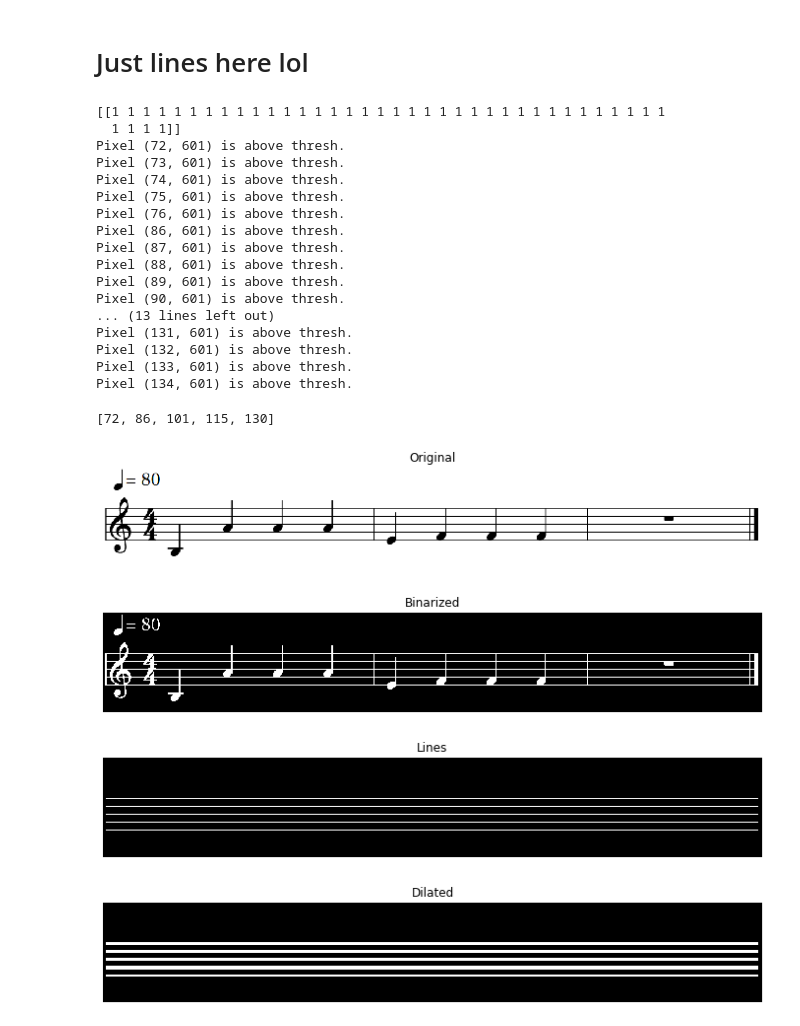
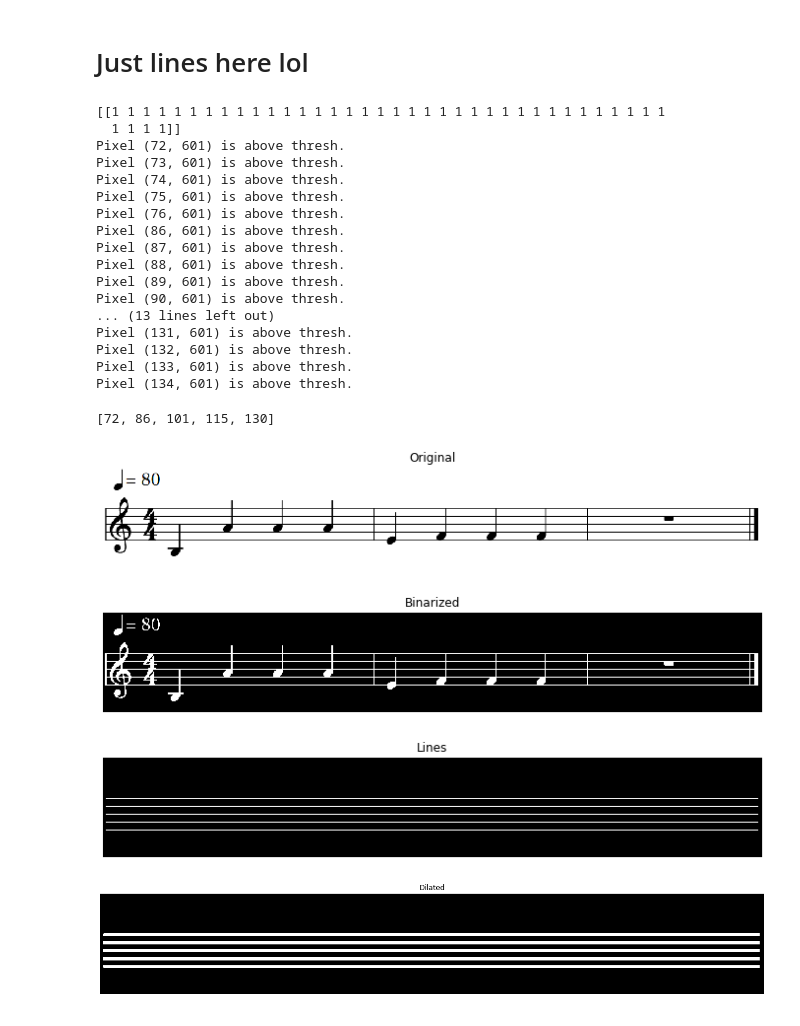
Before and after one commit to henriquenunez/songtron, a Jupyter notebook: src/SongTron - Partial Report.ipynb, the cells around one changed output. Drawn from its saved outputs; the diff is of its cells as text; code cells hidden in the pictures.

```diff
--- a/src/SongTron - Partial Report.ipynb
+++ b/src/SongTron - Partial Report.ipynb
@@ -287,7 +345,7 @@ plt.axis('off')
 lines_kernel = np.ones((4,1),np.uint8)
 dilated_lines = cv2.dilate(lines, lines_kernel, iterations=1)
 
-plt.figure(figsize=(12,12))
+plt.figure(figsize=(20,20))
 plt.title("Dilated")
 plt.imshow(dilated_lines, cmap='gray')
 plt.axis('off')
@@ -298,31 +356,31 @@ plt.axis('off')
 plt.figure(figsize=(20,20))
 plt.title("Segmented")
 plt.imshow(segmented_lines, cmap='magma')
 plt.axis('off')
 """
 
 lines_h = find_lines_height(dilated_lines,otsu_threshold(pic))
 lines_h
 # %% [output]
 [[1 1 1 1 1 1 1 1 1 1 1 1 1 1 1 1 1 1 1 1 1 1 1 1 1 1 1 1 1 1 1 1 1 1 1 1
   1 1 1 1]]
 Pixel (72, 601) is above thresh.
 Pixel (73, 601) is above thresh.
 Pixel (74, 601) is above thresh.
 Pixel (75, 601) is above thresh.
 Pixel (76, 601) is above thresh.
 Pixel (86, 601) is above thresh.
 Pixel (87, 601) is above thresh.
 Pixel (88, 601) is above thresh.
 Pixel (89, 601) is above thresh.
 Pixel (90, 601) is above thresh.
 ... (13 lines left out)
 Pixel (131, 601) is above thresh.
 Pixel (132, 601) is above thresh.
 Pixel (133, 601) is above thresh.
 Pixel (134, 601) is above thresh.
 [72, 86, 101, 115, 130]
 [figure]
 [figure]
 [figure]
-[figure, old version]
+[figure, new version]
```
Also changed, not shown: parts of 3 cells of this notebook, 5 other files.
